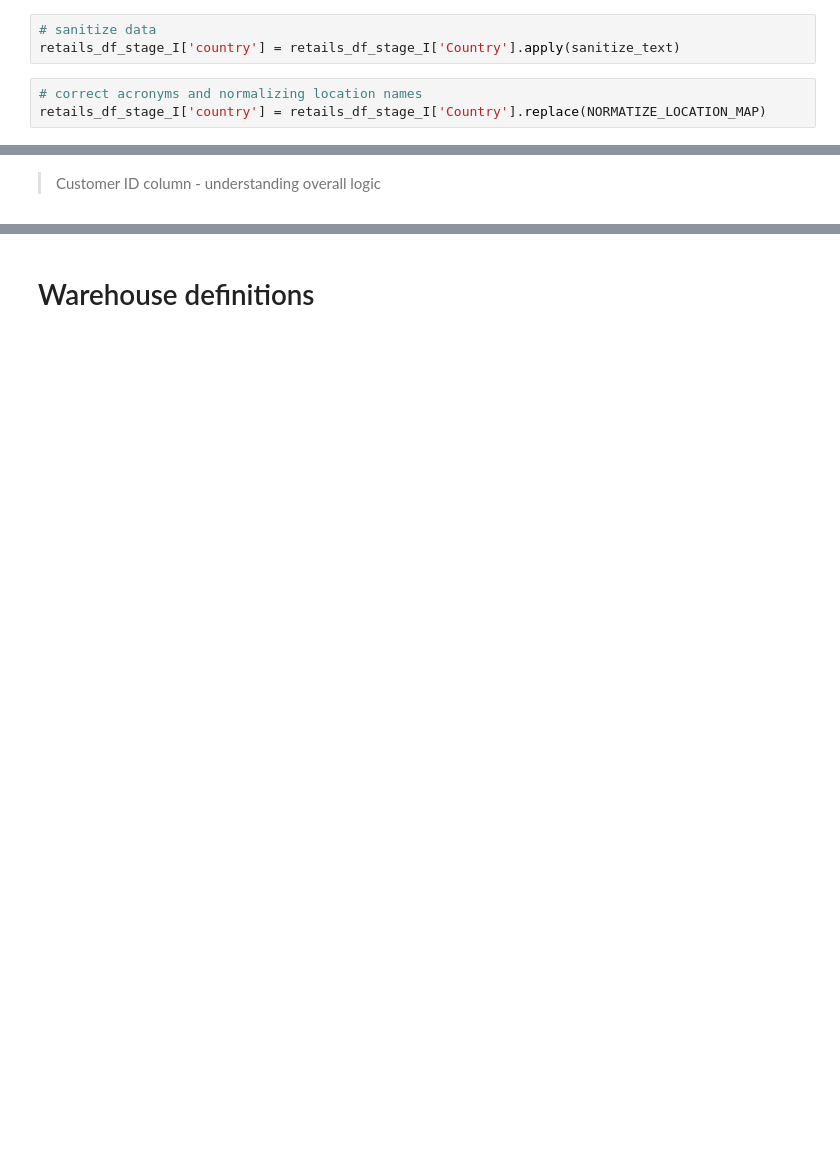
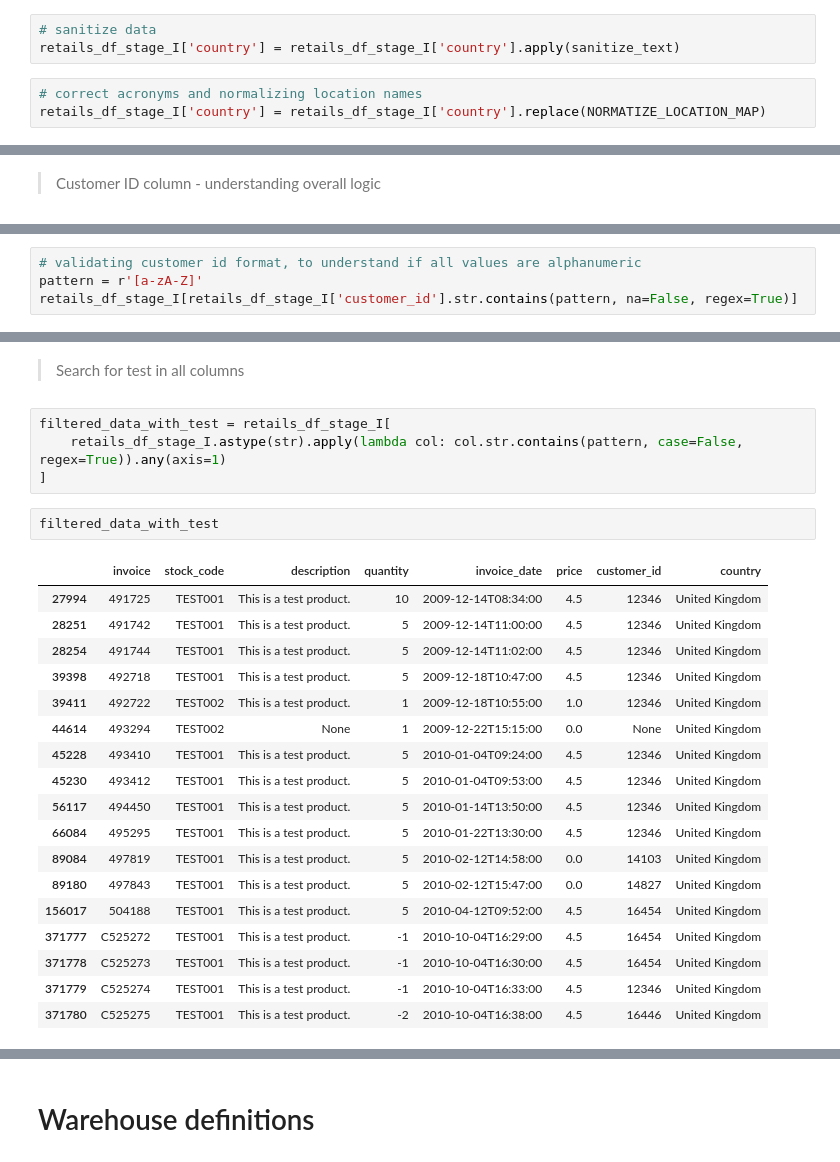
Before and after one commit to MathCouple/betsson_group, a Jupyter notebook: solution.ipynb, the cells around one changed output, grey strips where cells are left out. Drawn from its saved outputs; the diff is of its cells as text; blank space fills up the shorter version.

```diff
--- a/solution.ipynb
+++ b/solution.ipynb
@@ -552,10 +538,10 @@ list(retails_df_stage_I['country'].unique())
 > Country column - Cleaning and mapping correct values
 # %%
 # sanitize data
-retails_df_stage_I['country'] = retails_df_stage_I['Country'].apply(sanitize_text)
+retails_df_stage_I['country'] = retails_df_stage_I['country'].apply(sanitize_text)
 # %%
 # correct acronyms and normalizing location names
-retails_df_stage_I['country'] = retails_df_stage_I['Country'].replace(NORMATIZE_LOCATION_MAP)
+retails_df_stage_I['country'] = retails_df_stage_I['country'].replace(NORMATIZE_LOCATION_MAP)
 # %%
 # overall data consistency
 retails_df_stage_I['country'].value_counts(normalize=True) * 100
@@ -597,0 +568,4 @@ Name: count, Length: 4385, dtype: int64
+# %%
+# validating customer id format, to understand if all values are alphanumeric
+pattern = r'[a-zA-Z]'
+retails_df_stage_I[retails_df_stage_I['customer_id'].str.contains(pattern, na=False, regex=True)]
@@ -597,0 +581,27 @@ Name: count, Length: 4385, dtype: int64
+# %% [markdown]
+> Search for test in all columns
+# %%
+filtered_data_with_test = retails_df_stage_I[
+    retails_df_stage_I.astype(str).apply(lambda col: col.str.contains(pattern, case=False, regex=True)).any(axis=1)
+]
+# %%
+filtered_data_with_test
+# %% [output]
+|  | invoice | stock_code | description | quantity | invoice_date | price | customer_id | country |
+| 27994 | 491725 | TEST001 | This is a test product. | 10 | 2009-12-14T08:34:00 | 4.5 | 12346 | United Kingdom |
+| 28251 | 491742 | TEST001 | This is a test product. | 5 | 2009-12-14T11:00:00 | 4.5 | 12346 | United Kingdom |
+| 28254 | 491744 | TEST001 | This is a test product. | 5 | 2009-12-14T11:02:00 | 4.5 | 12346 | United Kingdom |
+| 39398 | 492718 | TEST001 | This is a test product. | 5 | 2009-12-18T10:47:00 | 4.5 | 12346 | United Kingdom |
+| 39411 | 492722 | TEST002 | This is a test product. | 1 | 2009-12-18T10:55:00 | 1.0 | 12346 | United Kingdom |
+| 44614 | 493294 | TEST002 | None | 1 | 2009-12-22T15:15:00 | 0.0 | None | United Kingdom |
+| 45228 | 493410 | TEST001 | This is a test product. | 5 | 2010-01-04T09:24:00 | 4.5 | 12346 | United Kingdom |
+| 45230 | 493412 | TEST001 | This is a test product. | 5 | 2010-01-04T09:53:00 | 4.5 | 12346 | United Kingdom |
+| 56117 | 494450 | TEST001 | This is a test product. | 5 | 2010-01-14T13:50:00 | 4.5 | 12346 | United Kingdom |
+| 66084 | 495295 | TEST001 | This is a test product. | 5 | 2010-01-22T13:30:00 | 4.5 | 12346 | United Kingdom |
+| 89084 | 497819 | TEST001 | This is a test product. | 5 | 2010-02-12T14:58:00 | 0.0 | 14103 | United Kingdom |
+| 89180 | 497843 | TEST001 | This is a test product. | 5 | 2010-02-12T15:47:00 | 0.0 | 14827 | United Kingdom |
+| 156017 | 504188 | TEST001 | This is a test product. | 5 | 2010-04-12T09:52:00 | 4.5 | 16454 | United Kingdom |
+| 371777 | C525272 | TEST001 | This is a test product. | -1 | 2010-10-04T16:29:00 | 4.5 | 16454 | United Kingdom |
+| 371778 | C525273 | TEST001 | This is a test product. | -1 | 2010-10-04T16:30:00 | 4.5 | 16454 | United Kingdom |
+| 371779 | C525274 | TEST001 | This is a test product. | -1 | 2010-10-04T16:33:00 | 4.5 | 12346 | United Kingdom |
+| 371780 | C525275 | TEST001 | This is a test product. | -2 | 2010-10-04T16:38:00 | 4.5 | 16446 | United Kingdom |
```
Also changed, not shown: parts of 26 cells of this notebook, 4 other files.
